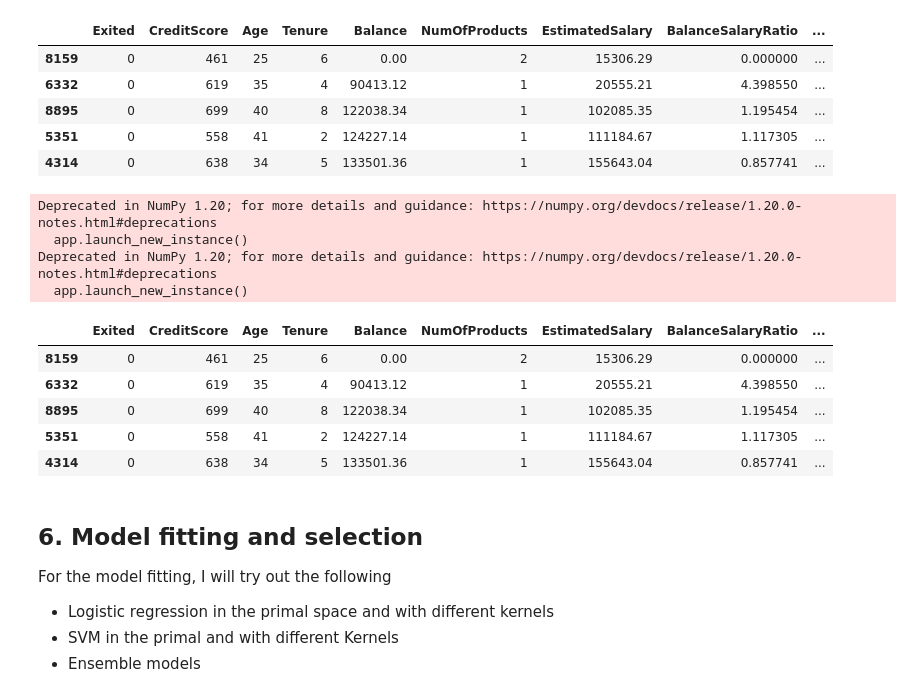
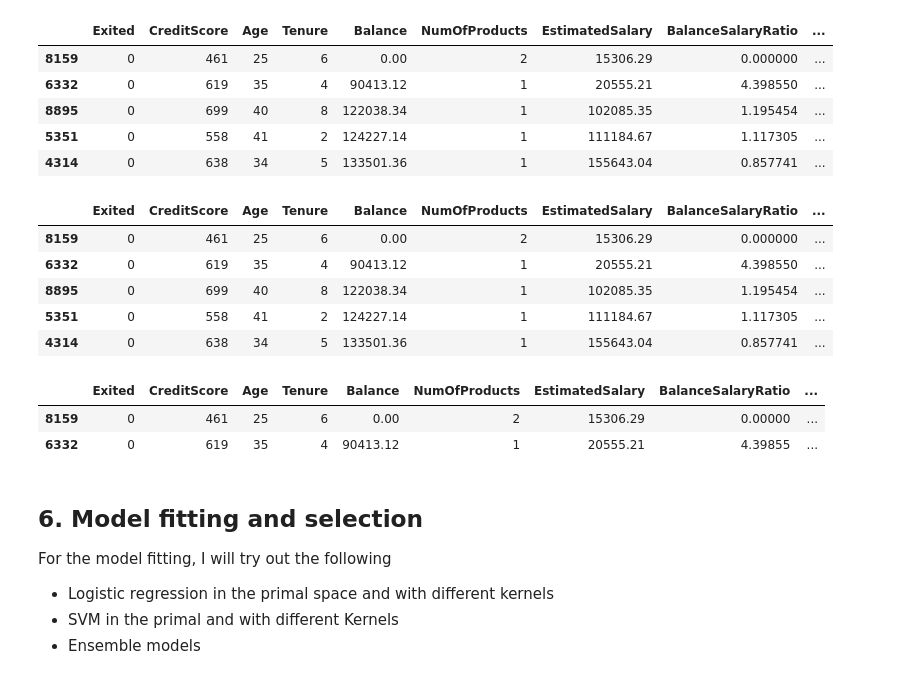
Before and after one commit to AustinVu/bankchurn2, a Jupyter notebook: bank_churn.ipynb, the cells around one changed output. Saved outputs shown, nothing was run; the diff lists cells and outputs as text; code cells hidden in the pictures.

```diff
--- a/bank_churn.ipynb
+++ b/bank_churn.ipynb
@@ -265,25 +265,27 @@ df_train.head()
 
 # One hot encode the categorical variables
 lst = ['Geography', 'Gender']
-remove = list()
-for i in lst:
-    if (df_train[i].dtype == np.str or df_train[i].dtype == np.object):
-        for j in df_train[i].unique():
-            df_train[i+'_'+j] = np.where(df_train[i] == j,1,-1)
-        remove.append(i)
-df_train = df_train.drop(remove, axis=1)
+# remove = list()
+# for i in lst:
+#     if (df_train[i].dtype == np.str or df_train[i].dtype == np.object):
+#         for j in df_train[i].unique():
+#             df_train[i+'_'+j] = np.where(df_train[i] == j,1,-1)
+#         remove.append(i)
+df_train = df_train.drop(lst, axis=1)
 df_train.head()
 # %% [output]
-Deprecated in NumPy 1.20; for more details and guidance: https://numpy.org/devdocs/release/1.20.0-notes.html#deprecations
-  app.launch_new_instance()
-Deprecated in NumPy 1.20; for more details and guidance: https://numpy.org/devdocs/release/1.20.0-notes.html#deprecations
-  app.launch_new_instance()
 |  | Exited | CreditScore | Age | Tenure | Balance | NumOfProducts | EstimatedSalary | BalanceSalaryRatio | ... |
 | 8159 | 0 | 461 | 25 | 6 | 0.00 | 2 | 15306.29 | 0.000000 | ... |
 | 6332 | 0 | 619 | 35 | 4 | 90413.12 | 1 | 20555.21 | 4.398550 | ... |
 | 8895 | 0 | 699 | 40 | 8 | 122038.34 | 1 | 102085.35 | 1.195454 | ... |
 | 5351 | 0 | 558 | 41 | 2 | 124227.14 | 1 | 111184.67 | 1.117305 | ... |
 | 4314 | 0 | 638 | 34 | 5 | 133501.36 | 1 | 155643.04 | 0.857741 | ... |
+# %%
+df_train.head(2)
+# %% [output]
+|  | Exited | CreditScore | Age | Tenure | Balance | NumOfProducts | EstimatedSalary | BalanceSalaryRatio | ... |
+| 8159 | 0 | 461 | 25 | 6 | 0.00 | 2 | 15306.29 | 0.00000 | ... |
+| 6332 | 0 | 619 | 35 | 4 | 90413.12 | 1 | 20555.21 | 4.39855 | ... |
 # %%
 # # minMax scaling the continuous variables
 # minVec = df_train[continuous_vars].min().copy()
```
Also changed, not shown: parts of 15 cells of this notebook, 11 other files.
